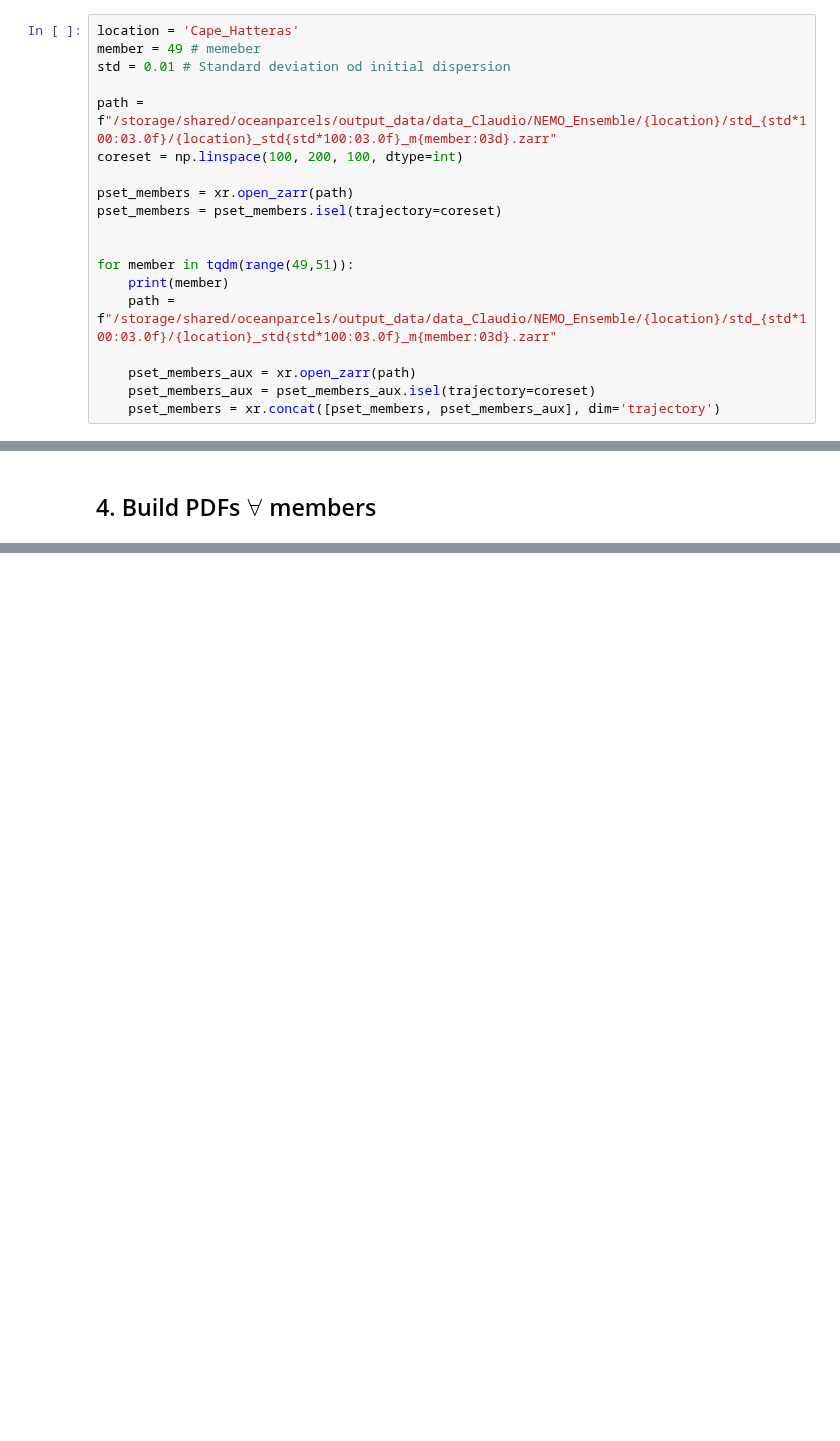
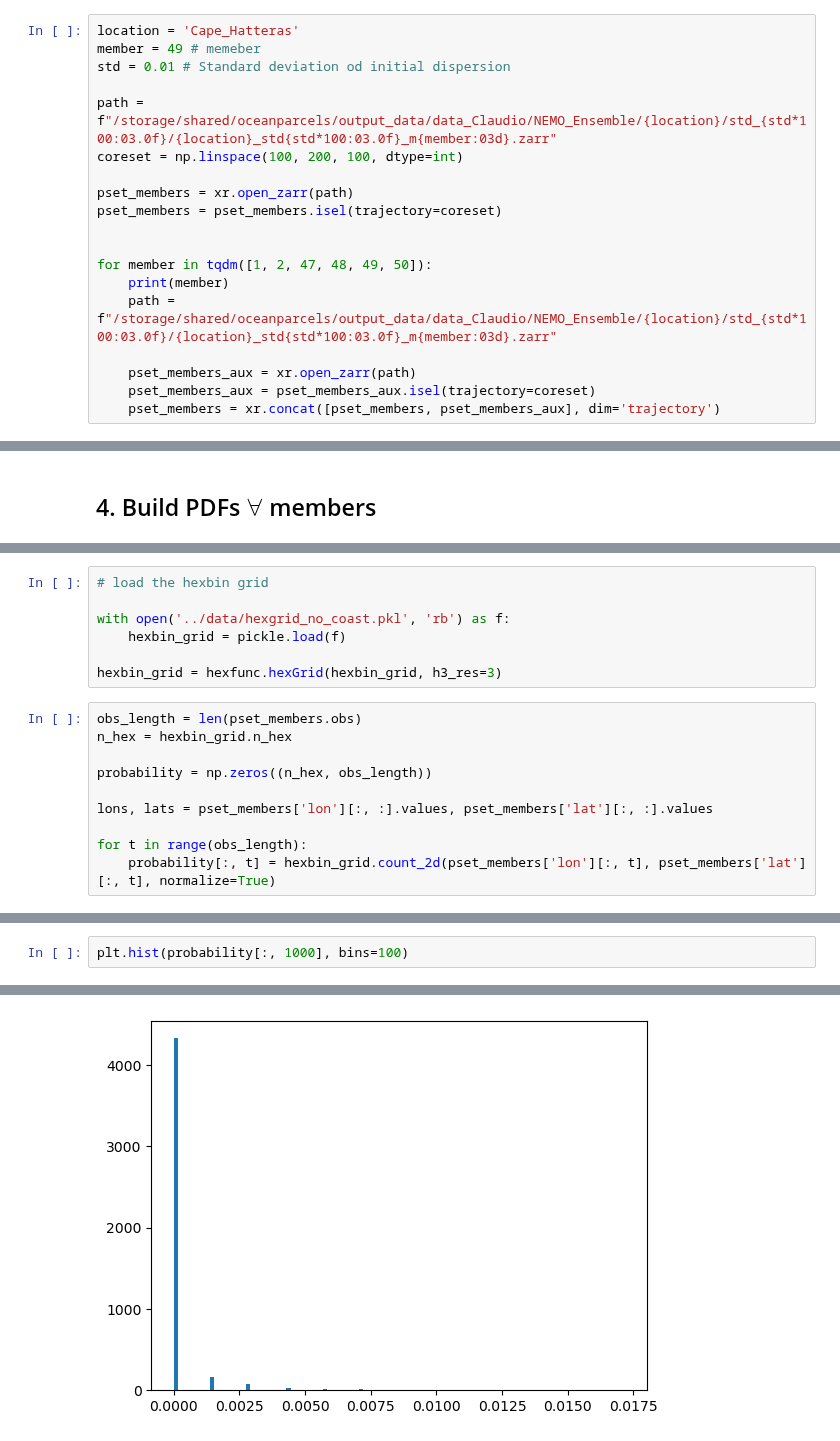
Before and after one commit to OceanParcels/NEMO_Ensemble_Lagrangian_Analysis, a Jupyter notebook: notebooks/08.XXX.ipynb, the cells around one changed output, grey strips where cells are left out. Cells and saved outputs as stored; diff of their text form; blank space fills up the shorter version.

```diff
--- a/notebooks/08.XXX.ipynb
+++ b/notebooks/08.XXX.ipynb
@@ -157,7 +151,7 @@ pset_members = xr.open_zarr(path)
 pset_members = pset_members.isel(trajectory=coreset)
 
 
-for member in tqdm(range(49,51)):
+for member in tqdm([1, 2, 47, 48, 49, 50]):
     print(member)
     path = f"/storage/shared/oceanparcels/output_data/data_Claudio/NEMO_Ensemble/{location}/std_{std*100:03.0f}/{location}_std{std*100:03.0f}_m{member:03d}.zarr"
 
@@ -680,0 +190,17 @@ Text(0, 0.5, 'Mutual information (nats)')
+# %%
+# load the hexbin grid
+
+with open('../data/hexgrid_no_coast.pkl', 'rb') as f:
+    hexbin_grid = pickle.load(f)
+
+hexbin_grid = hexfunc.hexGrid(hexbin_grid, h3_res=3)
+# %%
+obs_length = len(pset_members.obs)
+n_hex = hexbin_grid.n_hex
+
+probability = np.zeros((n_hex, obs_length))
+
+lons, lats = pset_members['lon'][:, :].values, pset_members['lat'][:, :].values
+
+for t in range(obs_length):
+    probability[:, t] = hexbin_grid.count_2d(pset_members['lon'][:, t], pset_members['lat'][:, t], normalize=True)
@@ -680,0 +233,3 @@ Text(0, 0.5, 'Mutual information (nats)')
+# %%
+plt.hist(probability[:, 1000], bins=100)
+# %% [output]
@@ -680,0 +253 @@ Text(0, 0.5, 'Mutual information (nats)')
+[figure, added]
```
Also changed, not shown: parts of 63 cells of this notebook, 4 other files.
